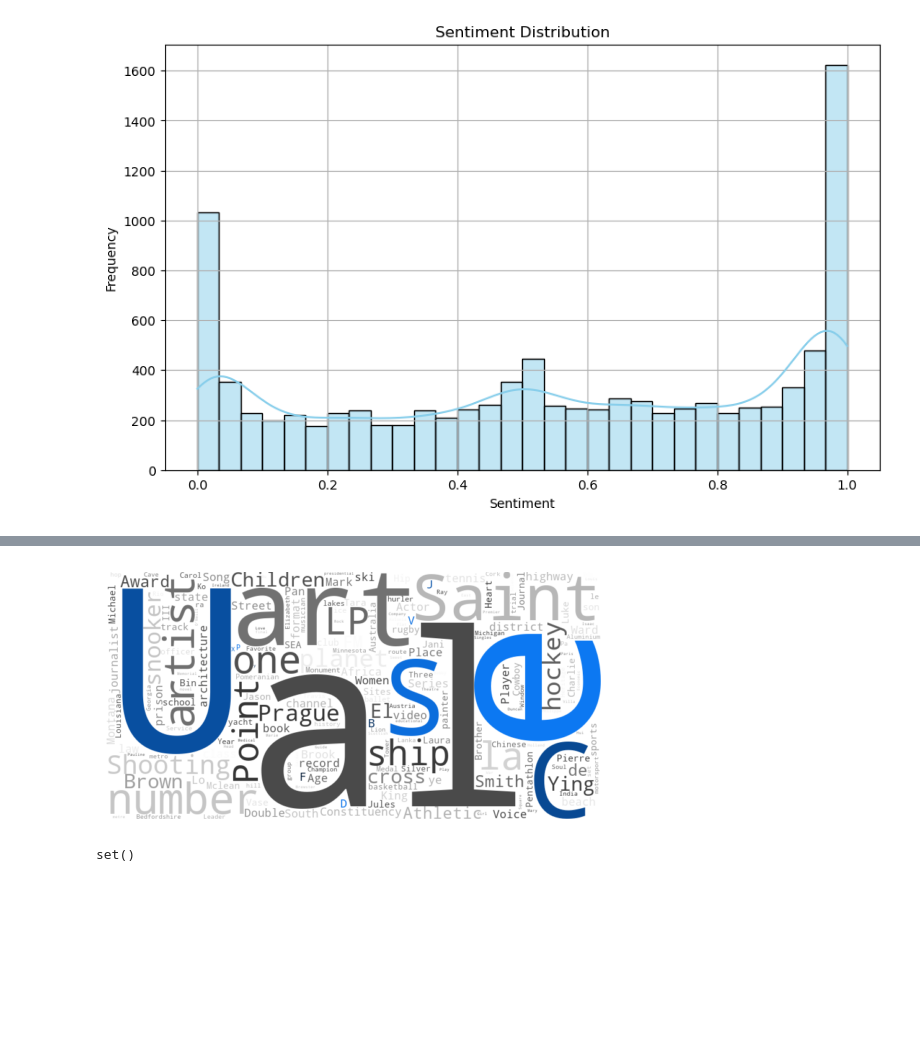
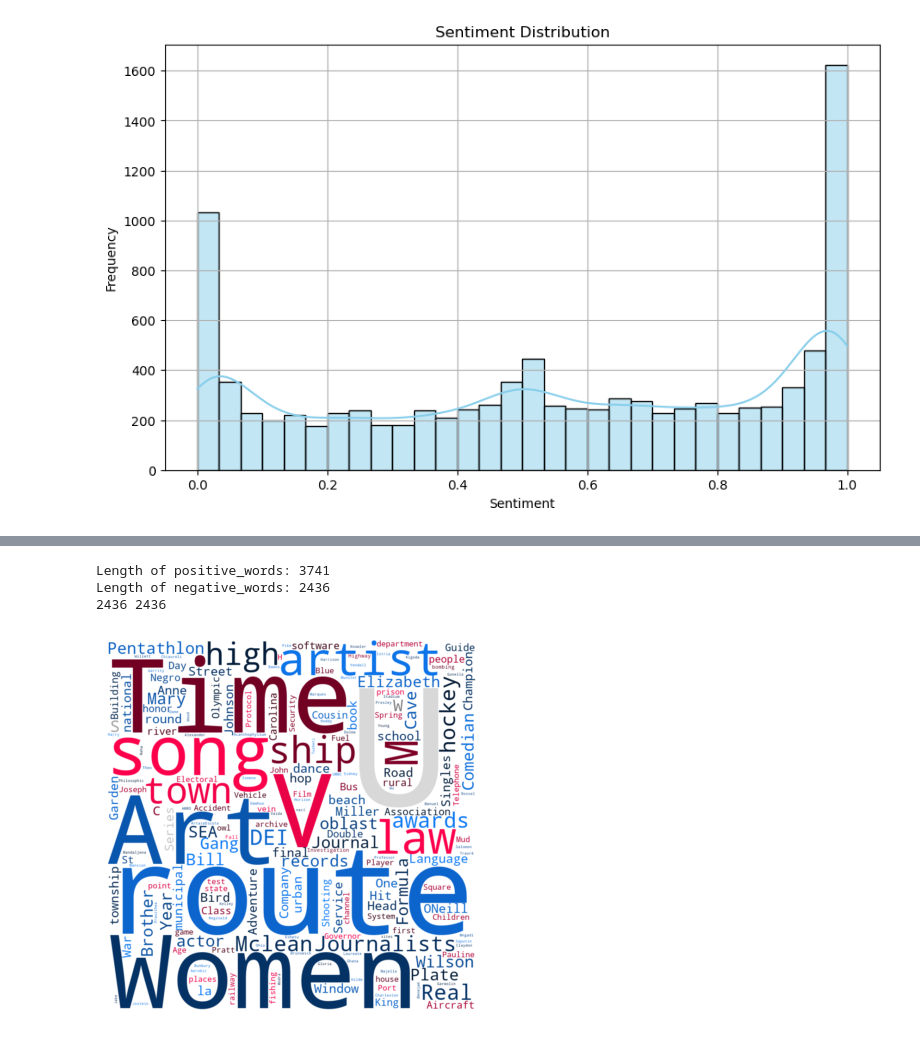
Before and after one commit to Jordanbarker/jordanbarker.github.io, a Jupyter notebook: Jupyter_Notebooks/Wiki_Sentiment.ipynb, the cells around one changed output, grey strips where cells are left out. Cells and saved outputs as stored; diff of their text form; code cells hidden in the pictures; blank space fills up the shorter version.

Commit message:
wordcloud and histogram

```diff
--- a/Jupyter_Notebooks/Wiki_Sentiment.ipynb
+++ b/Jupyter_Notebooks/Wiki_Sentiment.ipynb
@@ -163,6 +201,6 @@ plt.show()
 # %%
 from wordcloud import WordCloud, get_single_color_func
-threshold = 0.1
+threshold = 0.05
 positive_df = df[df['Sentiment'] > 1-threshold]
 negative_df = df[df['Sentiment'] < 0+threshold]
 positive_text = ' '.join(positive_df['Title'])
@@ -189,3 +227,38 @@ plt.show()
+# %%
+import random
+
+def clean_text(text):
+    # Remove special characters and numbers except for hyphens, semicolons, and periods
+    return re.sub(r'[^\w\s\.-:]', '', text)
+
+positive_text = clean_text(positive_text)
+negative_text = clean_text(negative_text)
+# Splitting the strings into words and converting to sets
+positive_words = set(positive_text.split())
+negative_words = set(negative_text.split())
+print("Length of positive_words:", len(positive_words))
+print("Length of negative_words:", len(negative_words))
+
+# Truncating the larger set (positive_words in this case)
+if len(positive_words) > len(negative_words):
+    positive_words = set(random.sample(list(positive_words), len(negative_words)))
+
+print(len(positive_words), len(negative_words))
+
+# Finding common words
+common_words = positive_words.intersection(negative_words)
+
+# Removing common words
+positive_words = positive_words - common_words
+negative_words = negative_words - common_words
+
+# Joining back into strings
+positive_text = ' '.join(positive_words)
+negative_text = ' '.join(negative_words)
+# %% [output]
+Length of positive_words: 3741
+Length of negative_words: 2436
+2436 2436
 # %%
 class GroupedColorFunc(object):
     """Create a color function object which assigns DIFFERENT SHADES of
@@ -206,58 +279,40 @@ class GroupedColorFunc(object):
     def __init__(self, color_to_words, default_color):
         self.color_func_to_words = [
             (get_single_color_func(color), set(words))
-            for (color, words) in color_to_words.items()]
+            for (color, words) in color_to_words.items()
+        ]
 
         self.default_color_func = get_single_color_func(default_color)
 
     def get_color_func(self, word):
         """Returns a single_color_func associated with the word"""
         try:
             color_func = next(
                 color_func for (color_func, words) in self.color_func_to_words
                 if word in words)
         except StopIteration:
             color_func = self.default_color_func
 
         return color_func
 
     def __call__(self, word, **kwargs):
         return self.get_color_func(word)(word, **kwargs)
 
 
-# Splitting the strings into words and converting to sets
-positive_words = set(positive_text.split())
-negative_words = set(negative_text.split())
-
-# Finding common words
-common_words = positive_words.intersection(negative_words)
-
-# Removing common words
-positive_words = positive_words - common_words
-negative_words = negative_words - common_words
-
-# Joining back into strings
-positive_text = ' '.join(positive_words)
-negative_text = ' '.join(negative_words)
-
 color_to_words = {
-    '#053061': positive_text,
-    '#67001f': negative_text
+    '#053061': positive_words,
+    '#67001f': negative_words
 }
-wordcloud = WordCloud(width=800, height=400, background_color='white').generate(positive_text + negative_text)
+wordcloud = WordCloud(width=800, height=800, background_color='white').generate(positive_text + negative_text)
 
 default_color = 'grey'
 grouped_color_func = GroupedColorFunc(color_to_words, default_color)
 wordcloud.recolor(color_func=grouped_color_func)
 
 # Plot
 plt.figure()
 plt.imshow(wordcloud, interpolation="bilinear")
 plt.axis("off")
 plt.show()
 # %% [output]
-[figure, old version]
+[figure, new version]
-# %%
-common_words
-# %% [output]
-set()
```
Also changed, not shown: parts of 5 cells of this notebook.
